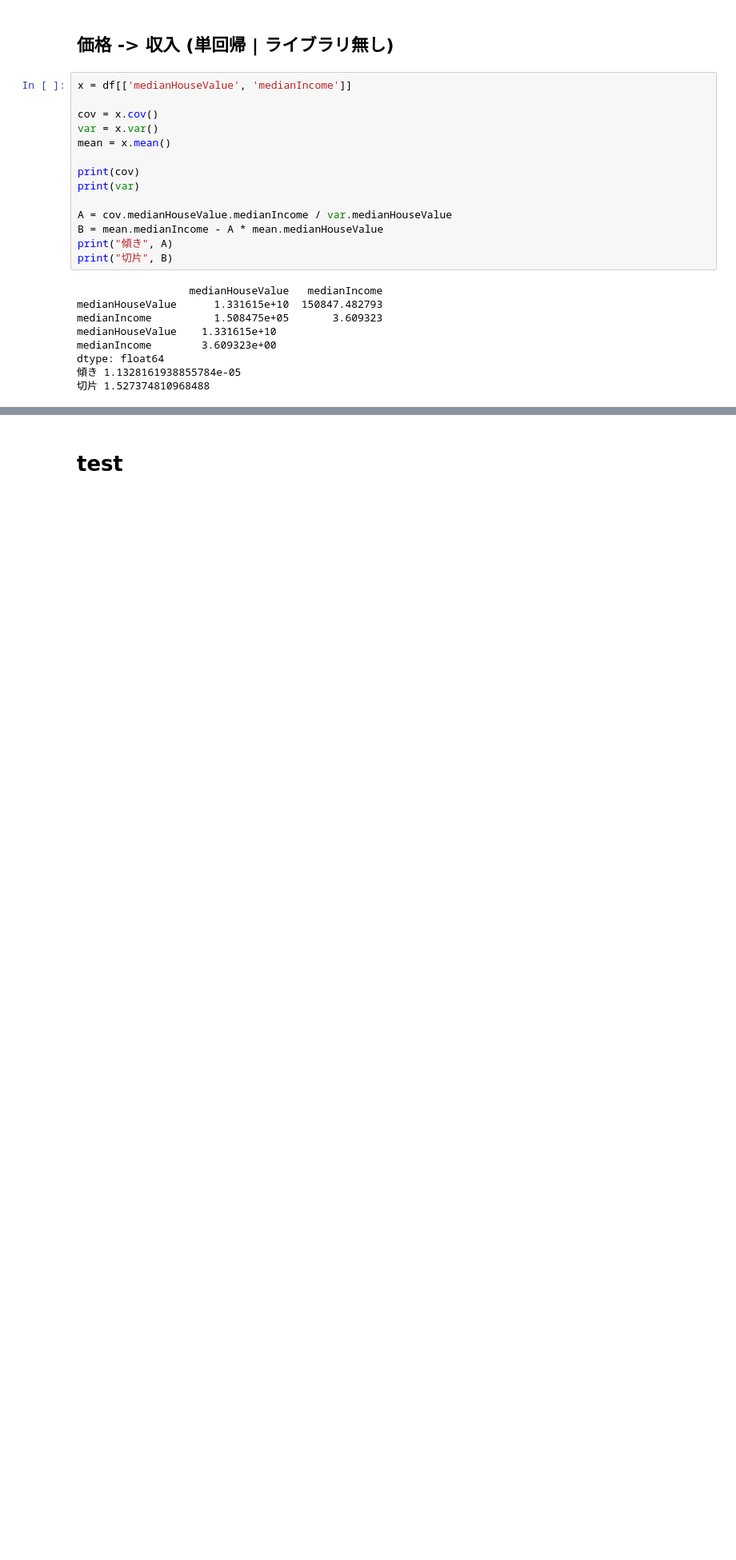
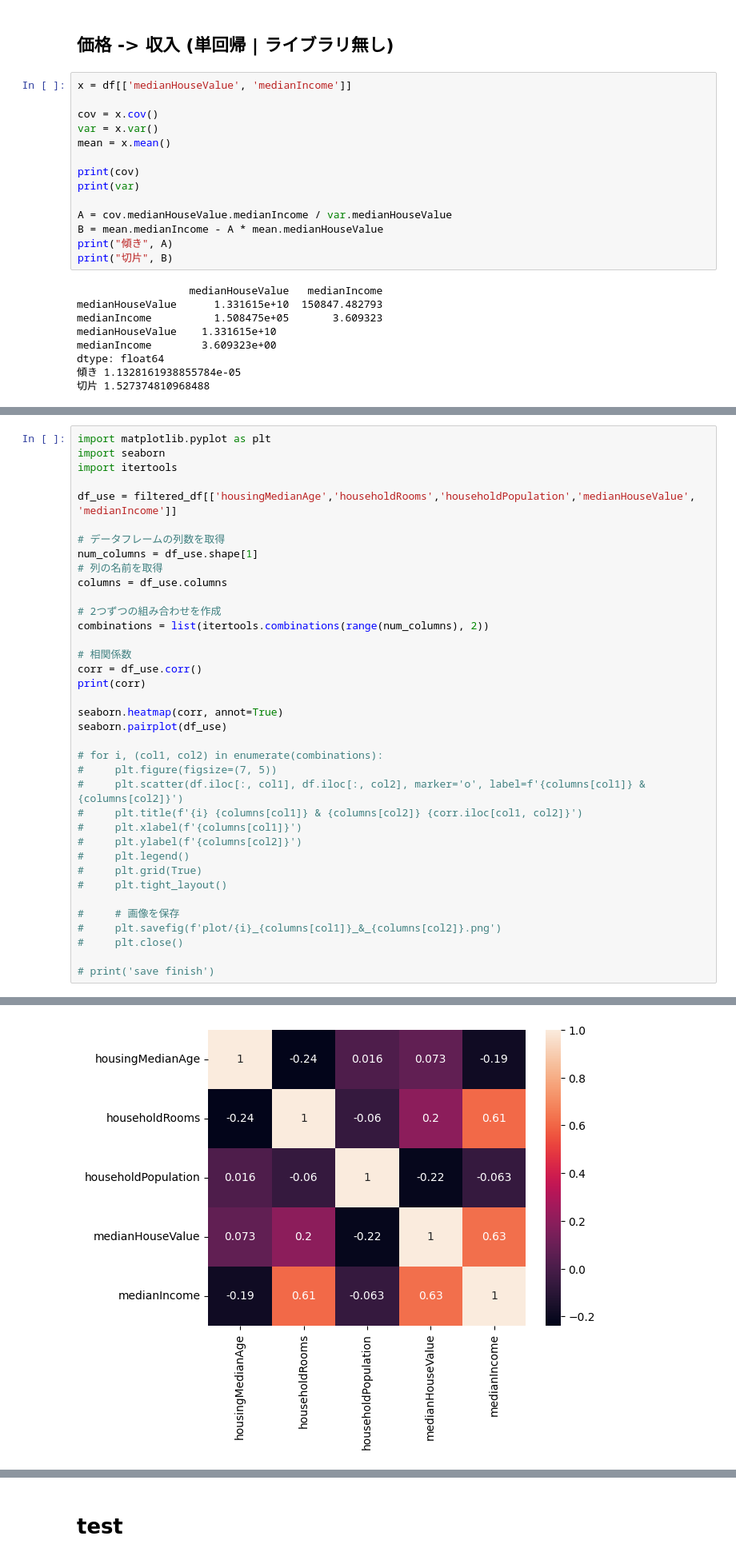
Before and after one commit to pantyetta/california_mra, a Jupyter notebook: main.ipynb, the cells around one changed output, grey strips where cells are left out. Shown at 80% size. Drawn from its saved outputs; the diff is of its cells as text; blank space fills up the shorter version.

```diff
--- a/main.ipynb
+++ b/main.ipynb
@@ -246,0 +374,38 @@ pre [5.49037807]
+# %%
+import matplotlib.pyplot as plt
+import seaborn
+import itertools
+
+df_use = filtered_df[['housingMedianAge','householdRooms','householdPopulation','medianHouseValue', 'medianIncome']]
+
+# データフレームの列数を取得
+num_columns = df_use.shape[1]
+# 列の名前を取得
+columns = df_use.columns
+
+# 2つずつの組み合わせを作成
+combinations = list(itertools.combinations(range(num_columns), 2))
+
+# 相関係数
+corr = df_use.corr()
+print(corr)
+
+seaborn.heatmap(corr, annot=True)
+seaborn.pairplot(df_use)
+
+# for i, (col1, col2) in enumerate(combinations):
+#     plt.figure(figsize=(7, 5))
+#     plt.scatter(df.iloc[:, col1], df.iloc[:, col2], marker='o', label=f'{columns[col1]} & {columns[col2]}')
+#     plt.title(f'{i} {columns[col1]} & {columns[col2]} {corr.iloc[col1, col2]}')
+#     plt.xlabel(f'{columns[col1]}')
+#     plt.ylabel(f'{columns[col2]}')
+#     plt.legend()
+#     plt.grid(True)
+#     plt.tight_layout()
+
+#     # 画像を保存
+#     plt.savefig(f'plot/{i}_{columns[col1]}_&_{columns[col2]}.png')
+#     plt.close()
+
+# print('save finish')
+# %% [output]
@@ -246,0 +426 @@ pre [5.49037807]
+[figure, added]
```
Also changed, not shown: parts of 20 cells of this notebook.
